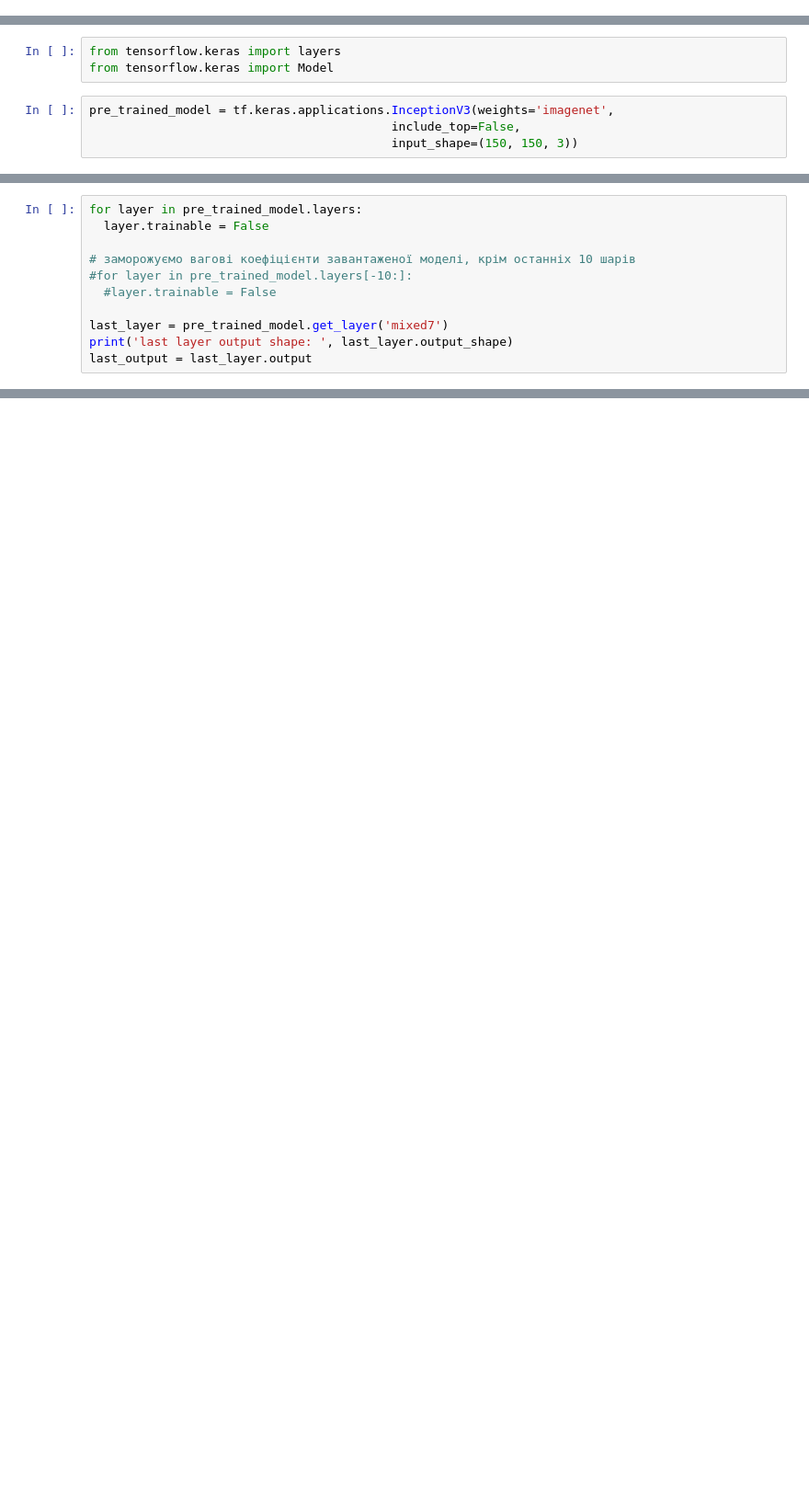
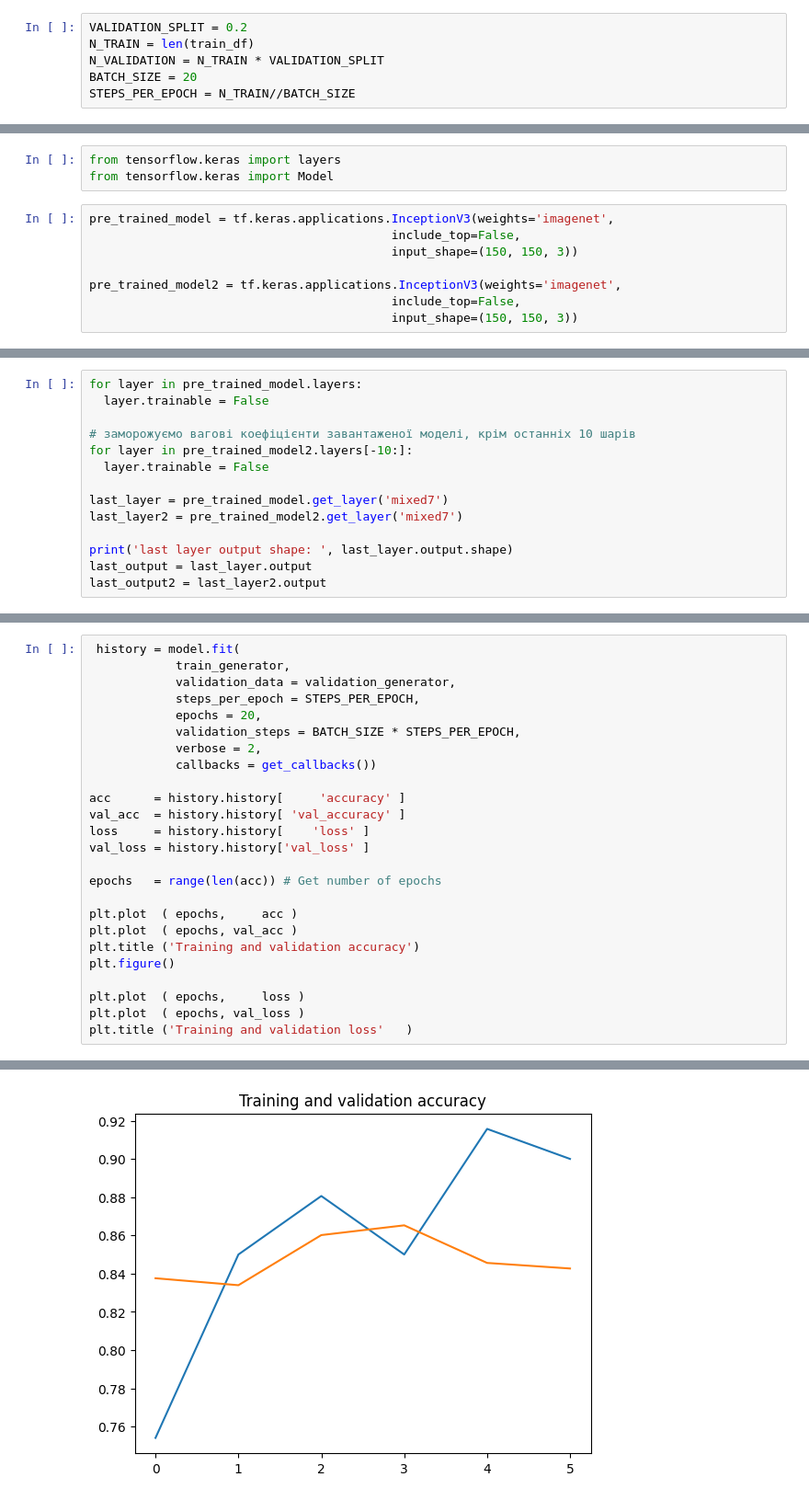
Before and after one commit to w3t4nu5/deep-learning-1, a Jupyter notebook: lab 2/lab2.ipynb, the cells around one changed output, grey strips where cells are left out. Shown at 92% size. Cells and saved outputs as stored; diff of their text form; blank space fills up the shorter version.

```diff
--- a/lab 2/lab2.ipynb
+++ b/lab 2/lab2.ipynb
@@ -71,5 +67,11 @@ plt.xticks(rotation=50);
 [figure]
 # %%
 train_df, test_df = train_test_split(data, test_size=0.2, random_state=2)
+# %%
+VALIDATION_SPLIT = 0.2
+N_TRAIN = len(train_df)
+N_VALIDATION = N_TRAIN * VALIDATION_SPLIT
+BATCH_SIZE = 20
+STEPS_PER_EPOCH = N_TRAIN//BATCH_SIZE
 # %%
 import tensorflow as tf
@@ -237,3 +313,7 @@ from tensorflow.keras import Model
 pre_trained_model = tf.keras.applications.InceptionV3(weights='imagenet',
                                           include_top=False,
                                           input_shape=(150, 150, 3))
+
+pre_trained_model2 = tf.keras.applications.InceptionV3(weights='imagenet',
+                                          include_top=False,
+                                          input_shape=(150, 150, 3))
@@ -269,9 +346,12 @@ for layer in pre_trained_model.layers:
   layer.trainable = False
 
 # заморожуємо вагові коефіцієнти завантаженої моделі, крім останніх 10 шарів
-#for layer in pre_trained_model.layers[-10:]:
-  #layer.trainable = False
+for layer in pre_trained_model2.layers[-10:]:
+  layer.trainable = False
 
 last_layer = pre_trained_model.get_layer('mixed7')
-print('last layer output shape: ', last_layer.output_shape)
+last_layer2 = pre_trained_model2.get_layer('mixed7')
+
+print('last layer output shape: ', last_layer.output.shape)
 last_output = last_layer.output
+last_output2 = last_layer2.output
@@ -339,0 +423,26 @@ for fn in uploaded.keys():
+# %%
+ history = model.fit(
+            train_generator,
+            validation_data = validation_generator,
+            steps_per_epoch = STEPS_PER_EPOCH,
+            epochs = 20,
+            validation_steps = BATCH_SIZE * STEPS_PER_EPOCH,
+            verbose = 2,
+            callbacks = get_callbacks())
+
+acc      = history.history[     'accuracy' ]
+val_acc  = history.history[ 'val_accuracy' ]
+loss     = history.history[    'loss' ]
+val_loss = history.history['val_loss' ]
+
+epochs   = range(len(acc)) # Get number of epochs
+
+plt.plot  ( epochs,     acc )
+plt.plot  ( epochs, val_acc )
+plt.title ('Training and validation accuracy')
+plt.figure()
+
+plt.plot  ( epochs,     loss )
+plt.plot  ( epochs, val_loss )
+plt.title ('Training and validation loss'   )
+# %% [output]
@@ -339,0 +467 @@ for fn in uploaded.keys():
+[figure, added]
```
Also changed, not shown: parts of 25 cells of this notebook.
